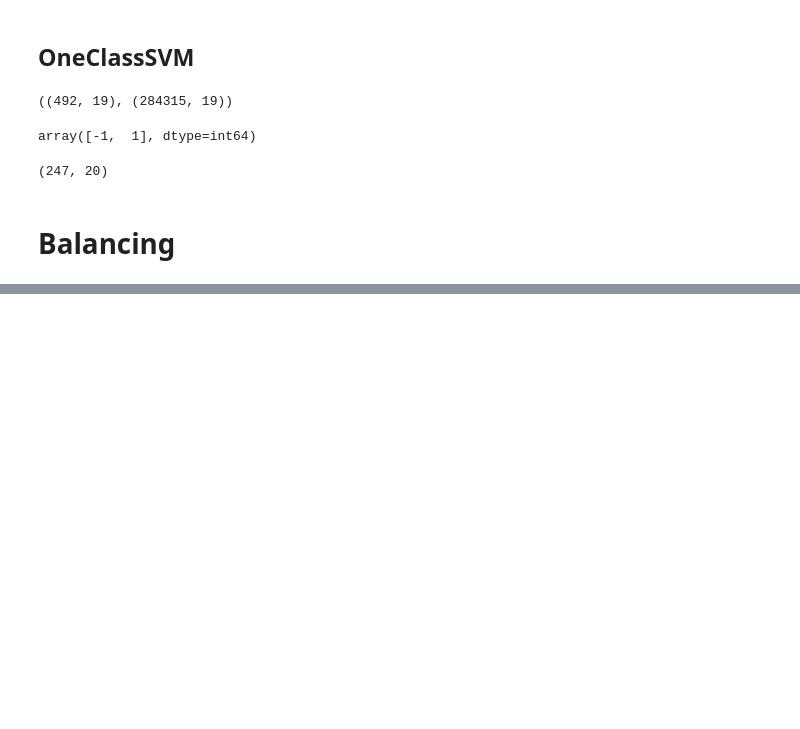
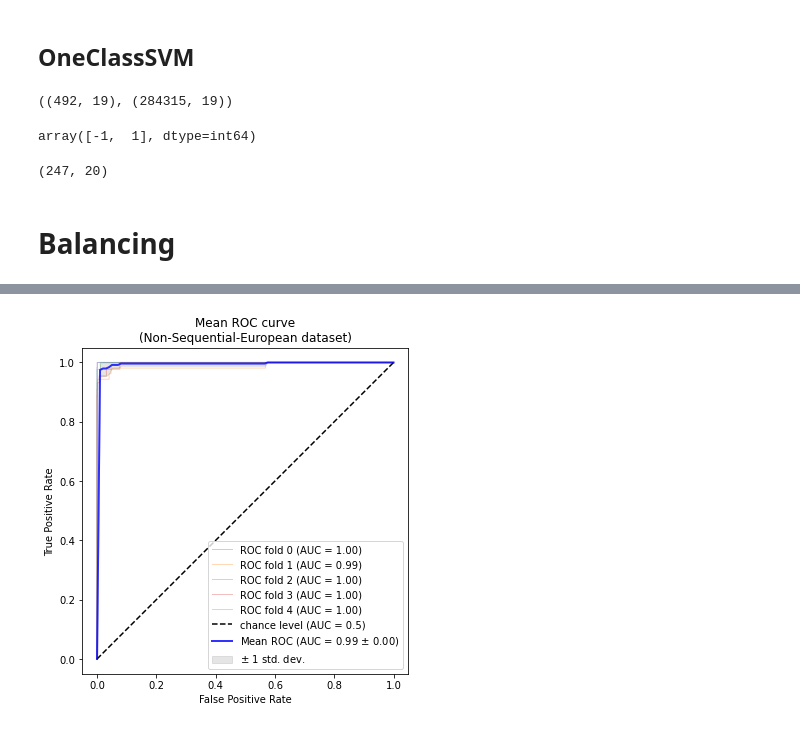
Before and after one commit to behnamy2010/Credit-Card-Fruad-Detection, a Jupyter notebook: 1.Non-sequential/main/2-LGBM-5CV(european).ipynb, the cells around one changed output, grey strips where cells are left out. Cells and saved outputs as stored; diff of their text form; code cells hidden in the pictures; blank space fills up the shorter version.

```diff
--- a/1.Non-sequential/main/2-LGBM-5CV(european).ipynb
+++ b/1.Non-sequential/main/2-LGBM-5CV(european).ipynb
@@ -12,13 +12,8 @@ from sklearn.metrics import recall_score,f1_score,precision_score
 #Visualization
 import matplotlib as mpl
 import seaborn as sns
-
-#Configure Visualization Defaults
-#%matplotlib inline = show plots in Jupyter Notebook browser
-%matplotlib inline
-mpl.style.use('ggplot')
-sns.set_style('white')
-%config InlineBackend.figure_format='retina'
+from sklearn.metrics import auc
+from sklearn import metrics
 # %%
 df = pd.read_csv('creditcard.csv')
 df.info()
@@ -185,6 +172,9 @@ from imblearn.over_sampling import SMOTE
 from sklearn.metrics import accuracy_score
 from statistics import mean
 from sklearn.model_selection import KFold
+import matplotlib.pyplot as plt
+from sklearn.metrics import RocCurveDisplay
+
 kf = KFold(n_splits=5, shuffle = True,random_state=0)
 X=osvm_res.copy()
 X.reset_index(drop=True,inplace=True)
@@ -194,6 +184,14 @@ f1=[]
 acc=[]
 recall=[]
 precision=[]
+AUC=[]
+prs = []
+aucs = []
+k=0
+tprs = []
+aucs = []
+mean_fpr = np.linspace(0, 1, 100)
+fig, ax = plt.subplots(figsize=(6, 6))
 for train_index, test_index in kf.split(X):
     X_train, X_test = X.loc[train_index], X.loc[test_index]
     y_train, y_test = y.loc[train_index], y.loc[test_index]
@@ -202,12 +200,67 @@ for train_index, test_index in kf.split(X):
     X_resampled=pd.concat([X_resampled, osvm_out])
     y_resampled=pd.concat([y_resampled, osvm_ot])
     y_resampled[y_resampled==-1]=1
-    clf = RandomForestClassifier(random_state=0);
+    clf = LGBMClassifier(colsample_bytree=0.7, learning_rate=0.01,num_iterations=400,
+               max_bin=100, max_depth=16, metric='f1', min_child_samples=100,
+               min_child_weight=0,num_leaves=1000,subsample_freq=0);
     clf.fit(X_resampled,y_resampled)
     preds = clf.predict(X_test)
+    fpr, tpr, thresholds = metrics.roc_curve(y_test, preds, pos_label=1)
+    AUC.append(metrics.auc(fpr, tpr))
     f1.append(f1_score(y_test, preds))
     acc.append(accuracy_score(y_test, preds))
     recall.append(recall_score(y_test,preds))
     precision.append(precision_score(y_test, preds))
-print(mean(acc),mean(precision),mean(recall),mean(f1))
+    viz = RocCurveDisplay.from_estimator(
+        clf,
+        X_test,
+        y_test,
+        name=f"ROC fold {k}",
+        alpha=0.3,
+        lw=1,
+        ax=ax,
+    )
+    k+=1
+    interp_tpr = np.interp(mean_fpr, viz.fpr, viz.tpr)
+    interp_tpr[0] = 0.0
+    tprs.append(interp_tpr)
+    aucs.append(viz.roc_auc)
+print("Mean ACC: ",mean(acc)," Mean precision: ",mean(precision)," Mean Recall: ",mean(recall)," Mean F1: ",mean(f1)," Mean AUC: ",mean(AUC))
+ax.plot([0, 1], [0, 1], "k--", label="chance level (AUC = 0.5)")
+
+mean_tpr = np.mean(tprs, axis=0)
+mean_tpr[-1] = 1.0
+mean_auc = auc(mean_fpr, mean_tpr)
+std_auc = np.std(aucs)
+ax.plot(
+    mean_fpr,
+    mean_tpr,
+    color="b",
+    label=r"Mean ROC (AUC = %0.2f $\pm$ %0.2f)" % (mean_auc, std_auc),
+    lw=2,
+    alpha=0.8,
+)
+
+std_tpr = np.std(tprs, axis=0)
+tprs_upper = np.minimum(mean_tpr + std_tpr, 1)
+tprs_lower = np.maximum(mean_tpr - std_tpr, 0)
+ax.fill_between(
+    mean_fpr,
+    tprs_lower,
+    tprs_upper,
+    color="grey",
+    alpha=0.2,
+    label=r"$\pm$ 1 std. dev.",
+)
+
+ax.set(
+    xlim=[-0.05, 1.05],
+    ylim=[-0.05, 1.05],
+    xlabel="False Positive Rate",
+    ylabel="True Positive Rate",
+title=f"Mean ROC curve\n(Non-Sequential-European dataset)",
+)
+ax.axis("square")
+ax.legend(loc="lower right")
+plt.show()
 # %% [output]
@@ -214,0 +268 @@ print(mean(acc),mean(precision),mean(recall),mean(f1))
+[figure, added]
```
Also changed, not shown: parts of 4 cells of this notebook.
